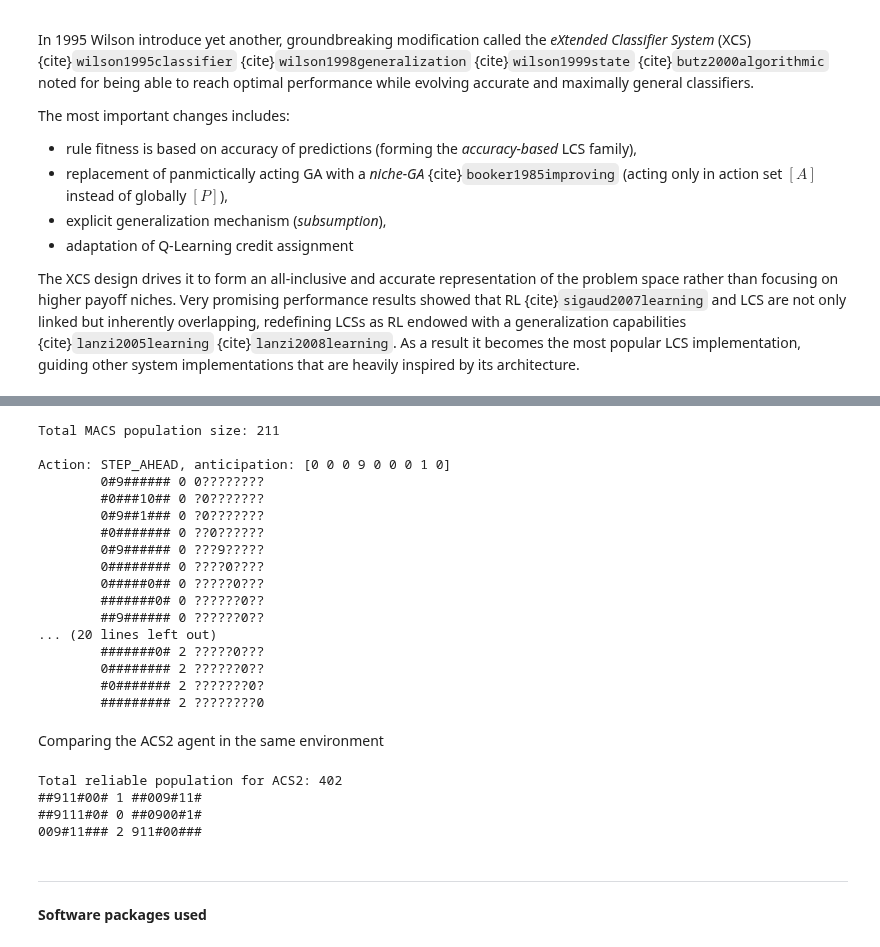
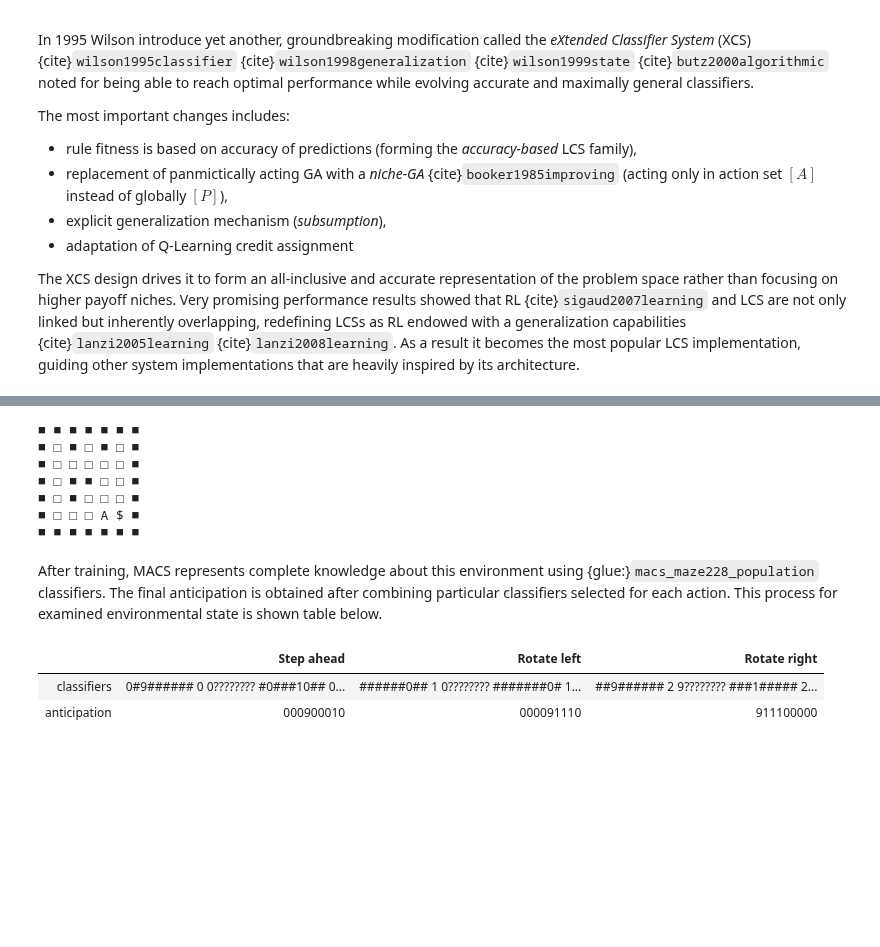
Before and after one commit to khozzy/phd, a Jupyter notebook: book/chapters/2_selected_topics/22_alcs_history.ipynb, the cells around one changed output, grey strips where cells are left out. Drawn from its saved outputs; the diff is of its cells as text; code cells hidden in the pictures; blank space fills up the shorter version.

```diff
--- a/book/chapters/2_selected_topics/22_alcs_history.ipynb
+++ b/book/chapters/2_selected_topics/22_alcs_history.ipynb
@@ -391,33 +392,39 @@ Perception: 009111000
+# %%
+maze228_env.render()
+# %% [output]
+■ ■ ■ ■ ■ ■ ■
+■ □ ■ □ ■ □ ■
+■ □ □ □ □ □ ■
+■ □ ■ ■ □ □ ■
+■ □ ■ □ □ □ ■
+■ □ □ □ A $ ■
+■ ■ ■ ■ ■ ■ ■
+# %% [markdown]
+After training, MACS represents complete knowledge about this environment using {glue:}`macs_maze228_population` classifiers. The final anticipation is obtained after combining particular classifiers selected for each action. This process for examined environmental state is shown table below.
 # %%
-print(f'Total MACS population size: {len(macs_agent.population)}')
 s = sorted(macs_agent.population.form_match_set(left_from_reward), key=lambda cl: cl.action)
-
-action_mapping = ['STEP_AHEAD', 'ROTATE_LEFT', 'ROTATE_RIGHT']
+macs_knowledge = {}
 
 for action, group_cl in groupby(s, key=lambda cl: cl.action):
-    print(f'\nAction: {action_mapping[action]}, anticipation: {list((macs_agent.get_anticipations(left_from_reward, action)))}')
+    macs_knowledge[action] = {}
+    macs_knowledge[action]['anticipation'] = f'<code>{"".join([p for p in macs_agent.get_anticipations(left_from_reward, action)][0])}</code>'
+    macs_knowledge[action]['classifiers'] = []
+
     for cl in sorted(group_cl, key=lambda cl: cl.effect):
-        print(f'\t{cl.condition} {cl.action} {cl.effect}')
+        macs_knowledge[action]['classifiers'].append(f'<code>{cl.condition} {cl.action} {cl.effect}</code>')
+
+# prepare table
+macs_table_data = [
+    ['<b>classifiers</b>', '<br/>'.join(macs_knowledge[0]['classifiers']), '<br/>'.join(macs_knowledge[1]['classifiers']), '<br/>'.join(macs_knowledge[2]['classifiers'])],
+    ['<b>anticipation</b>', macs_knowledge[0]['anticipation'], macs_knowledge[1]['anticipation'], macs_knowledge[2]['anticipation']],
+]
+
+macs_table = tabulate(macs_table_data, headers=['Step ahead', 'Rotate left', 'Rotate right'], tablefmt="unsafehtml", stralign='right')
+display(HTML(macs_table))
 # %% [output]
-Total MACS population size: 211
-
-Action: STEP_AHEAD, anticipation: [0 0 0 9 0 0 0 1 0]
-        0#9###### 0 0????????
-        #0###10## 0 ?0???????
-        0#9##1### 0 ?0???????
-        #0####### 0 ??0??????
-        0#9###### 0 ???9?????
-        0######## 0 ????0????
-        0#####0## 0 ?????0???
-        #######0# 0 ??????0??
-        ##9###### 0 ??????0??
-... (20 lines left out)
-        #######0# 2 ?????0???
-        0######## 2 ??????0??
-        #0####### 2 ???????0?
-        ######### 2 ????????0
+|  | Step ahead | Rotate left | Rotate right |
+| classifiers | 0#9###### 0 0???????? #0###10## 0... | ######0## 1 0???????? #######0# 1... | ##9###### 2 9???????? ###1##### 2... |
+| anticipation | 000900010 | 000091110 | 911100000 |
-# %% [markdown]
-Comparing the ACS2 agent in the same environment
 # %%
 def _acs2_metrics(agent: acs2.ACS2, env):
     population = agent.population
@@ -444,16 +454,0 @@ acs2_agent, acs2_metrics = run_acs2_in_maze228(maze228_env)
-# %%
-reliable_classifiers = [cl for cl in acs2_agent.population if cl.is_reliable()]
-
-print(f'Total reliable population for ACS2: {len(reliable_classifiers)}')
-for cl in acs2_agent.population.form_match_set(left_from_reward):
-    if cl.is_reliable():
-        print(f'{cl.condition} {cl.action} {cl.effect}')
-# %% [output]
-Total reliable population for ACS2: 402
-##911#00# 1 ##009#11#
-##9111#0# 0 ##0900#1#
-009#11### 2 911#00###
-# %% [markdown]
----
-
-**Software packages used**
```
Also changed, not shown: parts of 12 cells of this notebook, 3 other files.
